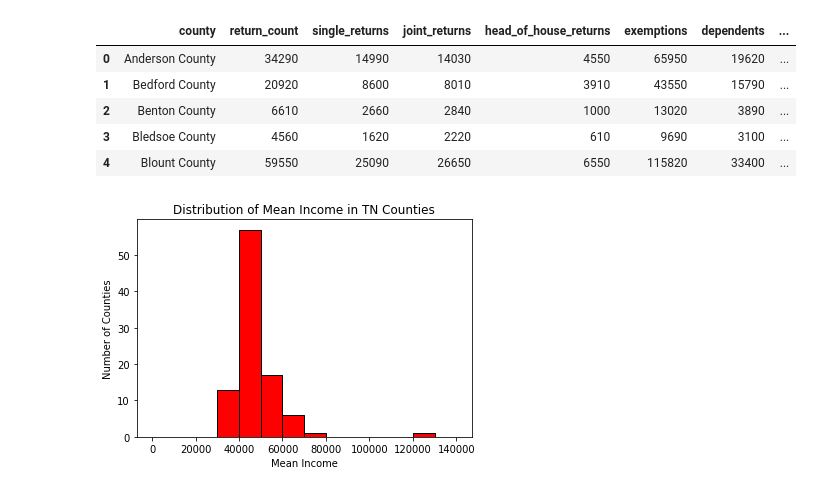
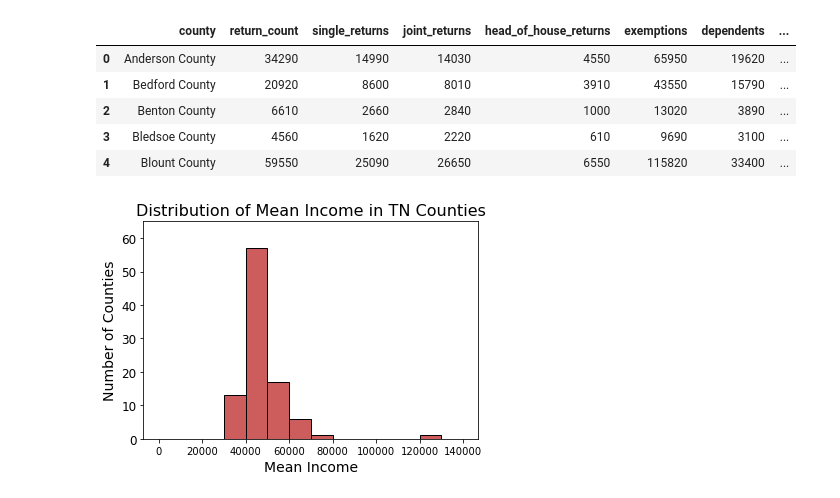
Before and after one commit to jgribble67/data-science-essentials-3, a Jupyter notebook: notebooks/TNMedicalExploration_Gribble.ipynb, the cells around one changed output. Drawn from its saved outputs; the diff is of its cells as text; code cells hidden in the pictures.

```diff
--- a/notebooks/TNMedicalExploration_Gribble.ipynb
+++ b/notebooks/TNMedicalExploration_Gribble.ipynb
@@ -346,9 +350,11 @@ income_county_agg_county_only.head()
 | 3 | Bledsoe County | 4560 | 1620 | 2220 | 610 | 9690 | 3100 | ... |
 | 4 | Blount County | 59550 | 25090 | 26650 | 6550 | 115820 | 33400 | ... |
 # %%
-plt.hist('mean_income', data = income_county_agg_county_only, color = 'red', edgecolor = 'black', bins = 14, range = (0, 140000))
-plt.xlabel("Mean Income")
-plt.ylabel("Number of Counties")
-plt.title("Distribution of Mean Income in TN Counties");
+plt.hist('mean_income', data = income_county_agg_county_only, color = 'indianred', edgecolor = 'black', bins = 14, range = (0, 140000))
+plt.xlabel("Mean Income", fontsize = 14)
+plt.ylabel("Number of Counties", fontsize = 14)
+plt.ylim((0,65))
+plt.yticks(fontsize=12)
+plt.title("Distribution of Mean Income in TN Counties", fontsize=16);
 # %% [output]
-[figure, old version]
+[figure, new version]
```
Also changed, not shown: parts of 22 cells of this notebook.
